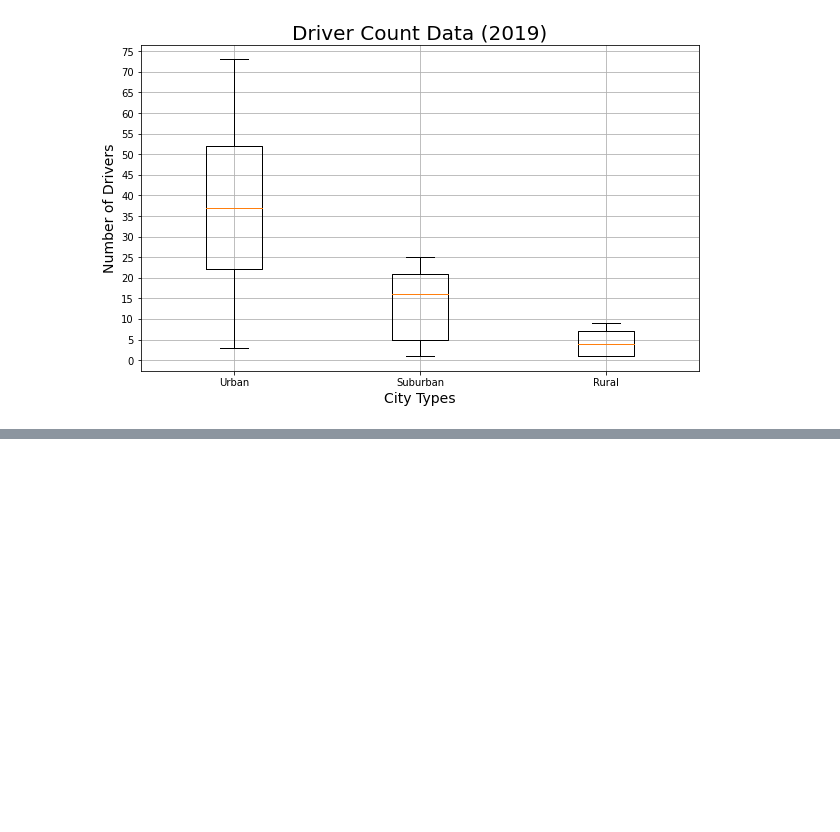
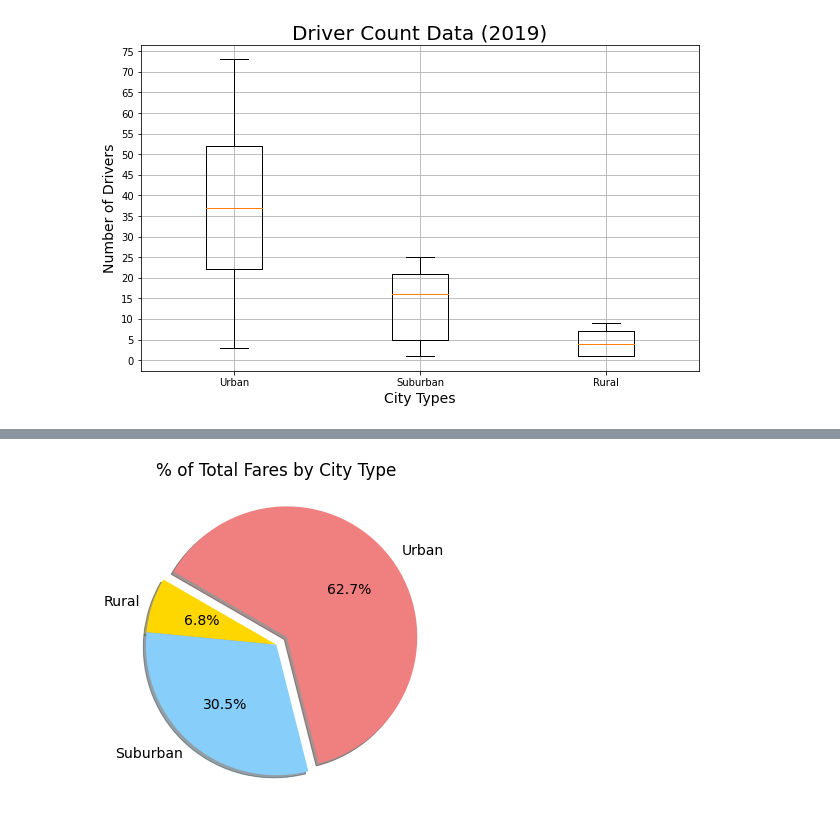
Before and after one commit to ines-tb/pyber-analysis, a Jupyter notebook: PyBer.ipynb, the cells around one changed output, grey strips where cells are left out. Drawn from its saved outputs; the diff is of its cells as text; code cells hidden in the pictures; blank space fills up the shorter version.

Commit message:
Pie Chart - % Fare by City Type

```diff
--- a/PyBer.ipynb
+++ b/PyBer.ipynb
@@ -769,3 +769,23 @@ plt.savefig("analysis/Fig4.png")
 plt.show()
 # %% [output]
 [figure]
+# %%
+# ***************************************************************
+# PIE CHARTS
+# ***************************************************************
+
+# Get the sum of the fares for each city type.
+sumFaresByType = pyberDataDF.groupby(["type"]).sum()["fare"]
+print(sumFaresByType)
+
+# Get the sum of all the fares.
+totalFares = pyberDataDF["fare"].sum()
+print(totalFares)
+
+# Calculate the percentage of fare for each city type.
+typePercents = sumFaresByType/totalFares * 100
+print(typePercentages)
+
+# In one line
+typePercents = pyberDataDF.groupby(["type"]).sum()["fare"] / pyberDataDF["fare"].sum() * 100
+print(typePercentages)
@@ -771,0 +809,21 @@ plt.show()
+# %%
+# Import mpl to change the plot configurations using rcParams.
+import matplotlib as mlp
+# Build the percentage of fares by city type pie chart - MATLAB method
+plt.subplots(figsize=(10, 6))
+plt.pie(typePercents,
+    labels=["Rural","Suburban", "Urban"],
+    colors=["gold","lightSkyBlue","lightcoral"],
+    explode=[0,0,0.1],
+    autopct="%1.1f%%",
+    shadow=True,
+    startangle=150)
+plt.title("% of Total Fares by City Type")
+# Change the default font size of 10 to 14 with matplotlib != matplotlib.pyplot
+mpl.rcParams["font.size"]=14
+# Save Figure
+plt.savefig("analysis/Fig5.png")
+# Show Figure
+plt.show()
+# %% [output]
+[figure, added]
```
Also changed, not shown: parts of 4 cells of this notebook, 1 other file.
